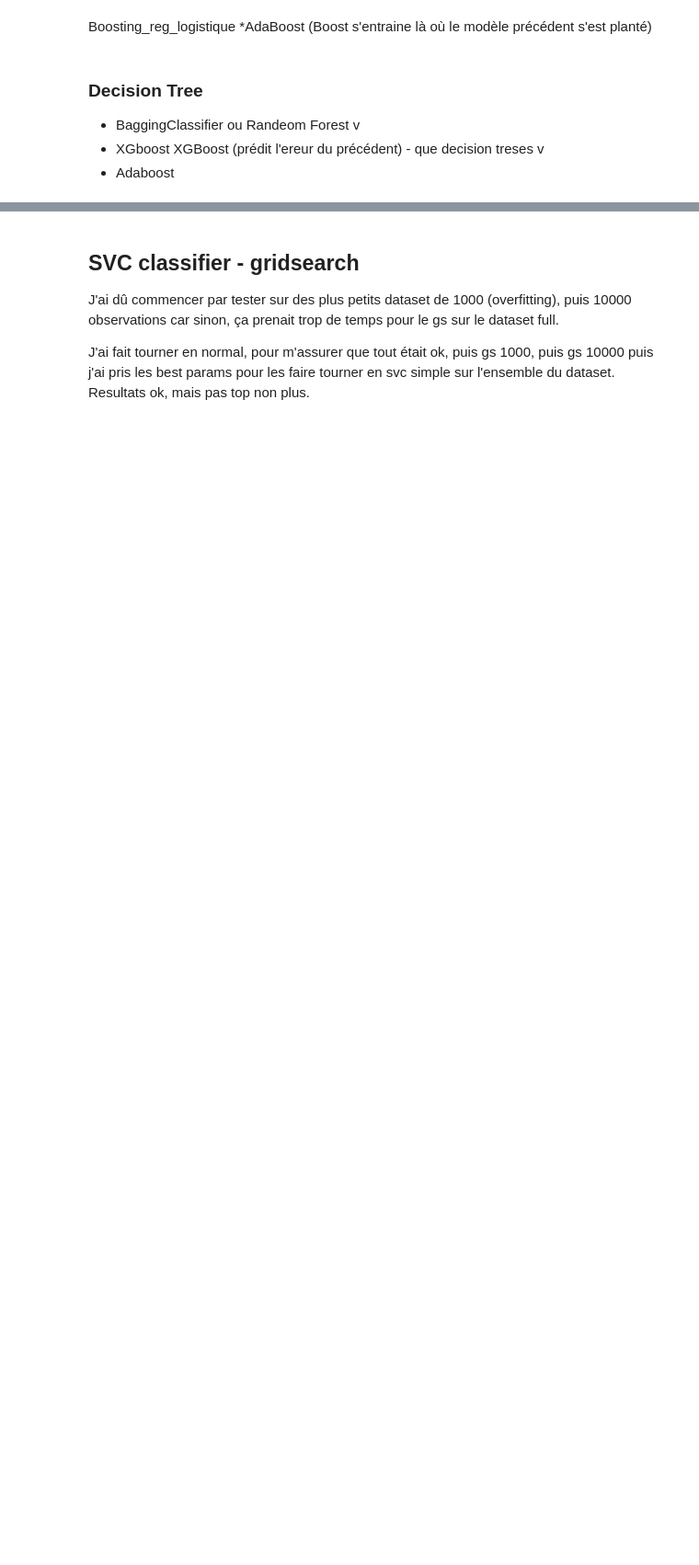
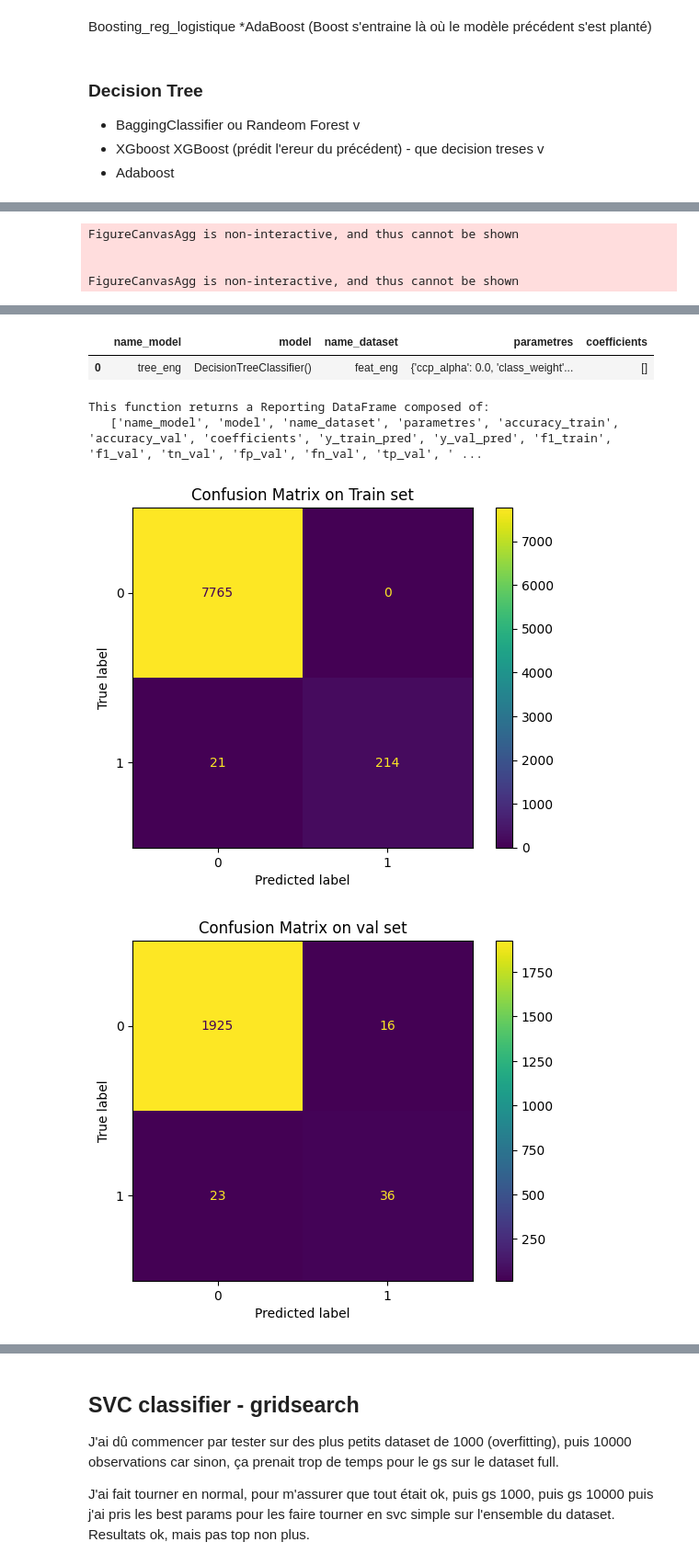
Before and after one commit to kumquat42/202311_jedha_Bloc3_ML_challenge, a Jupyter notebook: 202311_jedha_bloc3_ML_challenge.ipynb, the cells around one changed output, grey strips where cells are left out. Shown at 92% size. Cells and saved outputs as stored; diff of their text form; code cells hidden in the pictures; blank space fills up the shorter version.

```diff
--- a/202311_jedha_bloc3_ML_challenge.ipynb
+++ b/202311_jedha_bloc3_ML_challenge.ipynb
@@ -1060,0 +1227,8 @@ sns.catplot(x = final_scoring['name_model'], y = final_scoring['f1_val'], kind =
+# %%
+decision_tree = DecisionTreeClassifier()
+decision_tree.fit(X_train, y_train)
+tree_eng = model_scores('tree_eng', decision_tree, 'feat_eng')
+
+final_scoring= pd.concat([final_scoring,tree_eng])
+# param classique : overfit à mort... Try avec gs...
+# %% [output]
@@ -1060,0 +1252,4 @@ sns.catplot(x = final_scoring['name_model'], y = final_scoring['f1_val'], kind =
+FigureCanvasAgg is non-interactive, and thus cannot be shown
+
+
+FigureCanvasAgg is non-interactive, and thus cannot be shown
@@ -1061,3 +1260,9 @@ sns.catplot(x = final_scoring['name_model'], y = final_scoring['f1_val'], kind =
+|  | name_model | model | name_dataset | parametres | coefficients |
+| 0 | tree_eng | DecisionTreeClassifier() | feat_eng | {'ccp_alpha': 0.0, 'class_weight'... | [] |
+This function returns a Reporting DataFrame composed of:
+   ['name_model', 'model', 'name_dataset', 'parametres', 'accuracy_train', 'accuracy_val', 'coefficients', 'y_train_pred', 'y_val_pred', 'f1_train', 'f1_val', 'tn_val', 'fp_val', 'fn_val', 'tp_val', ' ...
+[figure, added]
+[figure, added]
 # %%
 ### A faire mais avec moins d'estimateurs peut être... pour trouver les bonnes valeurs au début... ou avec sample 1000_3f
 decision_tree = DecisionTreeClassifier()
```
Also changed, not shown: parts of 21 cells of this notebook, 2 other files.
